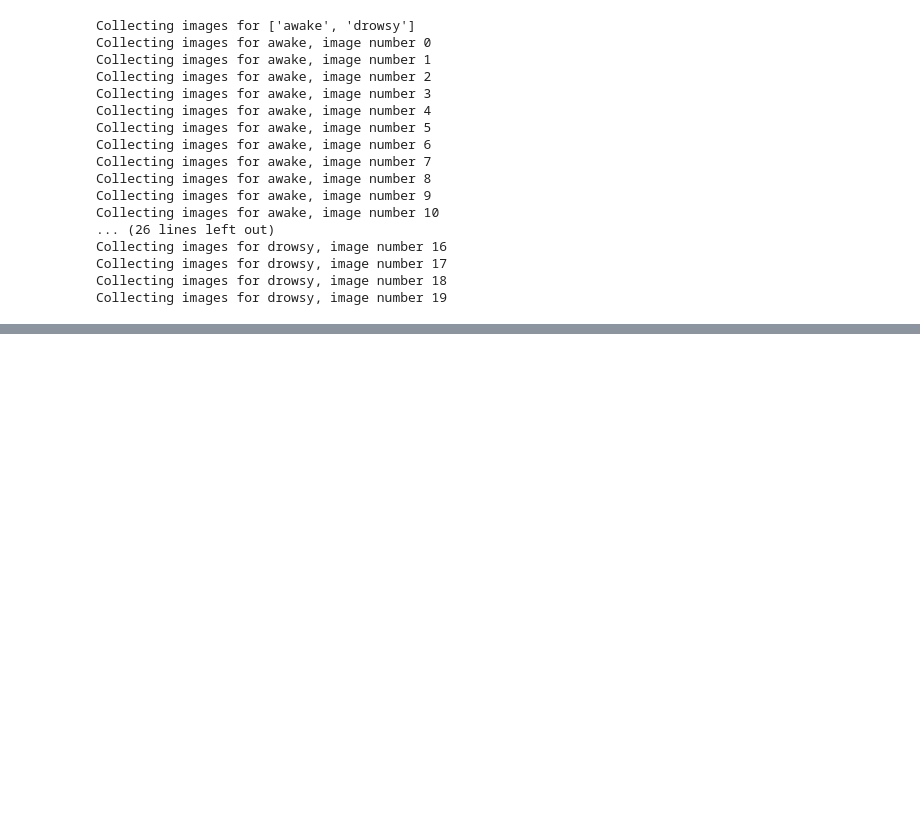
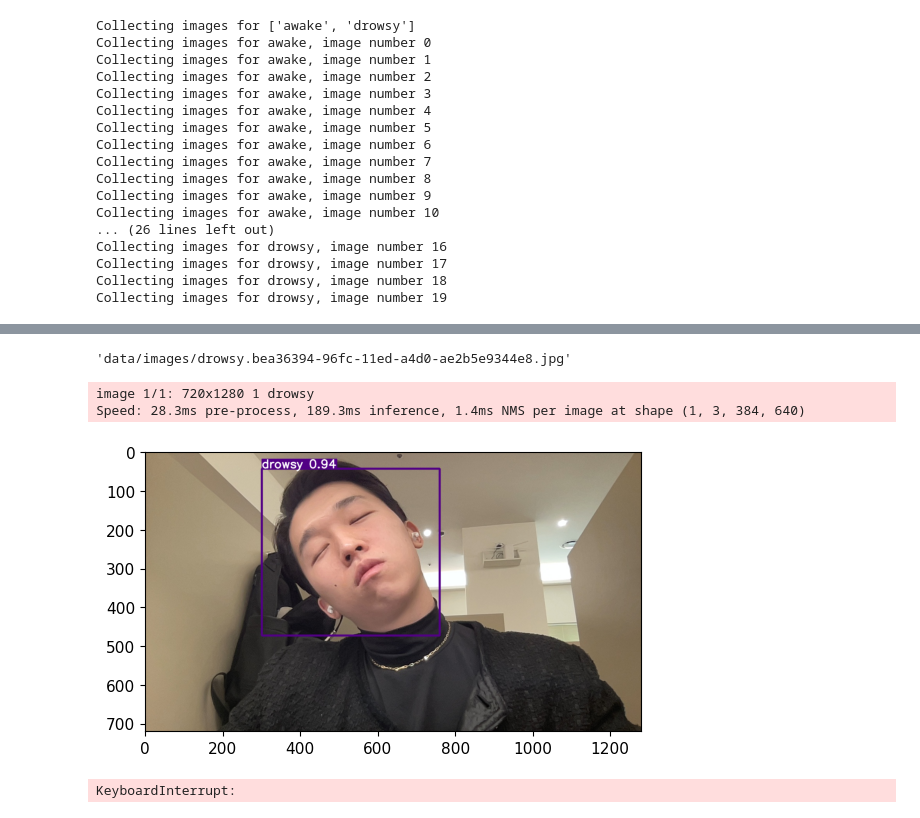
Before and after one commit to minyoungci/DeepLearning, a Jupyter notebook: YOLO/Deep Drowsiness Detection/Deep Drowsiness Detection.ipynb, the cells around one changed output, grey strips where cells are left out. Cells and saved outputs as stored; diff of their text form; code cells hidden in the pictures; blank space fills up the shorter version.

```diff
--- a/YOLO/Deep Drowsiness Detection/Deep Drowsiness Detection.ipynb
+++ b/YOLO/Deep Drowsiness Detection/Deep Drowsiness Detection.ipynb
@@ -247,0 +301,2 @@ remote: Total 2097 (delta 0), reused 4 (delta 0), pack-reused 2090
+# %%
+model = torch.hub.load('ultralytics/yolov5', 'custom', path='yolov5/runs/train/exp2/weights/last.pt', force_reload=True)
@@ -247,0 +310,36 @@ remote: Total 2097 (delta 0), reused 4 (delta 0), pack-reused 2090
+# %%
+img = os.path.join('data', 'images', 'drowsy.bea36394-96fc-11ed-a4d0-ae2b5e9344e8.jpg')
+img
+# %% [output]
+'data/images/drowsy.bea36394-96fc-11ed-a4d0-ae2b5e9344e8.jpg'
+# %%
+results = model(img)
+# %%
+results.print()
+# %% [output]
+image 1/1: 720x1280 1 drowsy
+Speed: 28.3ms pre-process, 189.3ms inference, 1.4ms NMS per image at shape (1, 3, 384, 640)
+# %%
+%matplotlib inline
+
+plt.imshow(np.squeeze(results.render()))
+plt.show()
+# %% [output]
+[figure, added]
+# %%
+cap = cv2.VideoCapture(0)
+
+while cap.isOpened():
+    ret, frame = cap.read()
+
+    results = model(frame)
+
+    cv2.imshow('YOLO', np.squeeze(results.render()))
+
+    if cv2.waitKey(10) & 0xFF == ord("q"):
+        break
+
+cap.release()
+cv2.destroyAllWindows()
+# %% [output]
+KeyboardInterrupt:
```
Also changed, not shown: parts of 11 cells of this notebook.
